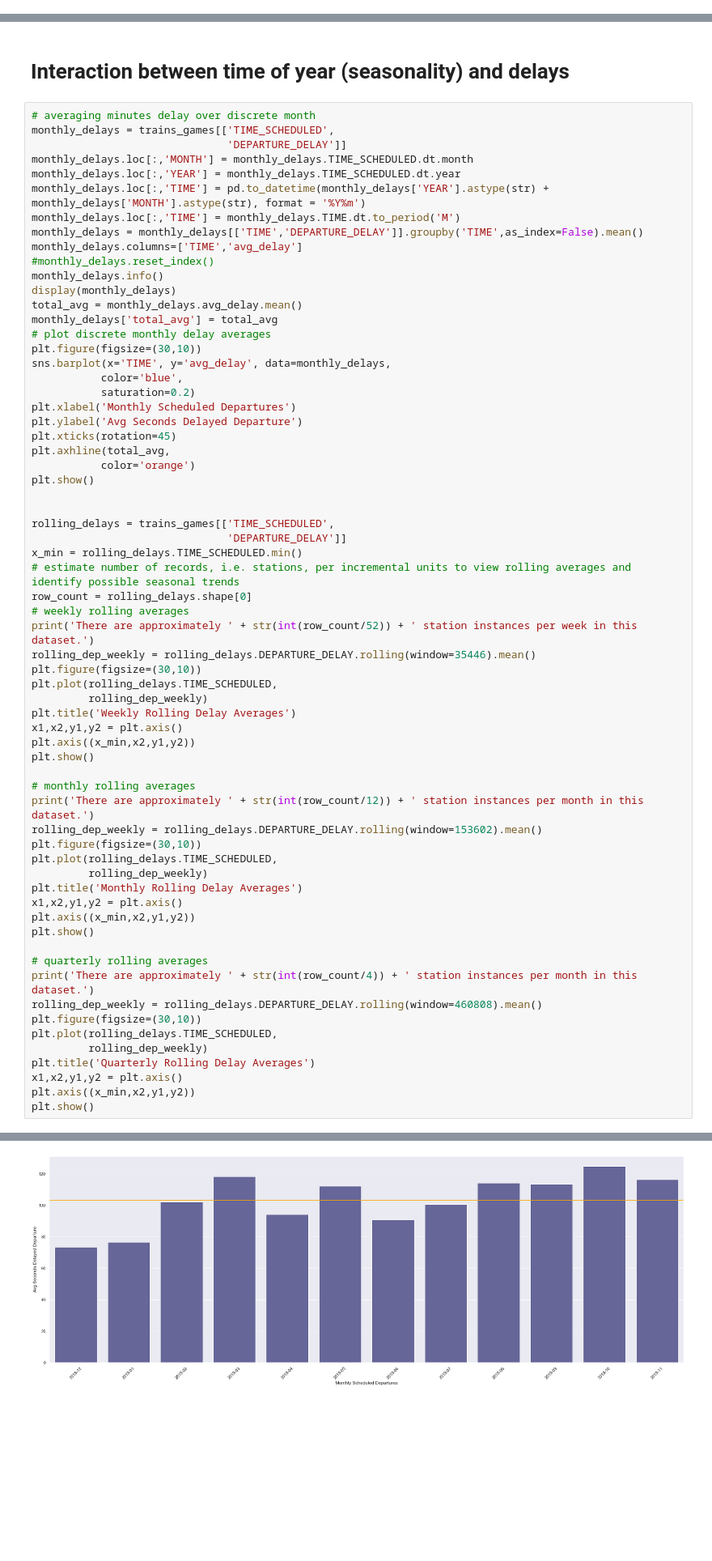
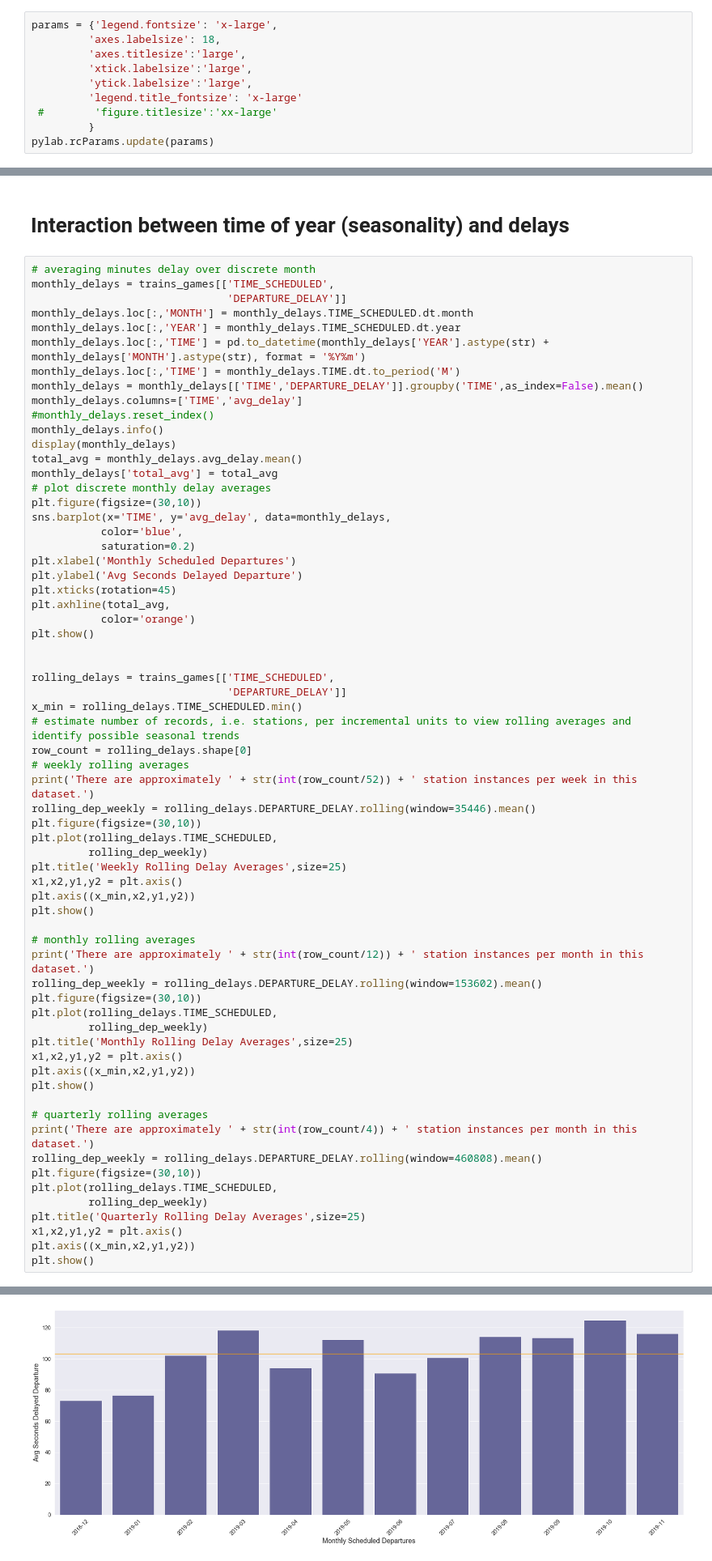
Before and after one commit to jasonsum/Springboard, a Jupyter notebook: Capstone1_RTD/RTD_Analysis.ipynb, the cells around one changed output, grey strips where cells are left out. Shown at 81% size. Saved outputs shown, nothing was run; the diff lists cells and outputs as text; blank space fills up the shorter version.

```diff
--- a/Capstone1_RTD/RTD_Analysis.ipynb
+++ b/Capstone1_RTD/RTD_Analysis.ipynb
@@ -9,3 +10,13 @@ import scipy.stats as stats
+# %%
+params = {'legend.fontsize': 'x-large',
+         'axes.labelsize': 18,
+         'axes.titlesize':'large',
+         'xtick.labelsize':'large',
+         'ytick.labelsize':'large',
+         'legend.title_fontsize': 'x-large'
+ #        'figure.titlesize':'xx-large'
+         }
+pylab.rcParams.update(params)
 # %%
 # loading files
 file1_locations = 'Jan20 Rail Stops and Geocoded Locations.txt'
@@ -939,7 +951,7 @@ rolling_dep_weekly = rolling_delays.DEPARTURE_DELAY.rolling(window=35446).mean()
 plt.figure(figsize=(30,10))
 plt.plot(rolling_delays.TIME_SCHEDULED,
          rolling_dep_weekly)
-plt.title('Weekly Rolling Delay Averages')
+plt.title('Weekly Rolling Delay Averages',size=25)
 x1,x2,y1,y2 = plt.axis()
 plt.axis((x_min,x2,y1,y2))
 plt.show()
@@ -950,7 +962,7 @@ rolling_dep_weekly = rolling_delays.DEPARTURE_DELAY.rolling(window=153602).mean(
 plt.figure(figsize=(30,10))
 plt.plot(rolling_delays.TIME_SCHEDULED,
          rolling_dep_weekly)
-plt.title('Monthly Rolling Delay Averages')
+plt.title('Monthly Rolling Delay Averages',size=25)
 x1,x2,y1,y2 = plt.axis()
 plt.axis((x_min,x2,y1,y2))
 plt.show()
@@ -961,7 +973,7 @@ rolling_dep_weekly = rolling_delays.DEPARTURE_DELAY.rolling(window=460808).mean(
 plt.figure(figsize=(30,10))
 plt.plot(rolling_delays.TIME_SCHEDULED,
          rolling_dep_weekly)
-plt.title('Quarterly Rolling Delay Averages')
+plt.title('Quarterly Rolling Delay Averages',size=25)
 x1,x2,y1,y2 = plt.axis()
 plt.axis((x_min,x2,y1,y2))
 plt.show()
@@ -969,32 +981,32 @@ plt.show()
 A value is trying to be set on a copy of a slice from a DataFrame.
 Try using .loc[row_indexer,col_indexer] = value instead
 
 See the caveats in the documentation: http://pandas.pydata.org/pandas-docs/stable/user_guide/indexing.html#returning-a-view-versus-a-copy
   self.obj[key] = _infer_fill_value(value)
 A value is trying to be set on a copy of a slice from a DataFrame.
 Try using .loc[row_indexer,col_indexer] = value instead
 
 See the caveats in the documentation: http://pandas.pydata.org/pandas-docs/stable/user_guide/indexing.html#returning-a-view-versus-a-copy
   self.obj[item] = s
 <class 'pandas.core.frame.DataFrame'>
 Int64Index: 12 entries, 0 to 11
 Data columns (total 2 columns):
 TIME         12 non-null period[M]
 avg_delay    12 non-null float64
 dtypes: float64(1), period[M](1)
 memory usage: 288.0 bytes
 |  | TIME | avg_delay |
 | 0 | 2018-12 | 73.389547 |
 | 1 | 2019-01 | 76.560149 |
 | 2 | 2019-02 | 102.216668 |
 | 3 | 2019-03 | 118.347936 |
 | 4 | 2019-04 | 94.195797 |
 | 5 | 2019-05 | 112.319712 |
 | 6 | 2019-06 | 90.899181 |
 | 7 | 2019-07 | 100.789487 |
 | 8 | 2019-08 | 114.212903 |
 | 9 | 2019-09 | 113.502234 |
 | 10 | 2019-10 | 124.899003 |
 | 11 | 2019-11 | 116.256102 |
-[figure, old version]
+[figure, new version]
 There are approximately 35446 station instances per week in this dataset.
```
Also changed, not shown: parts of 7 cells of this notebook.
